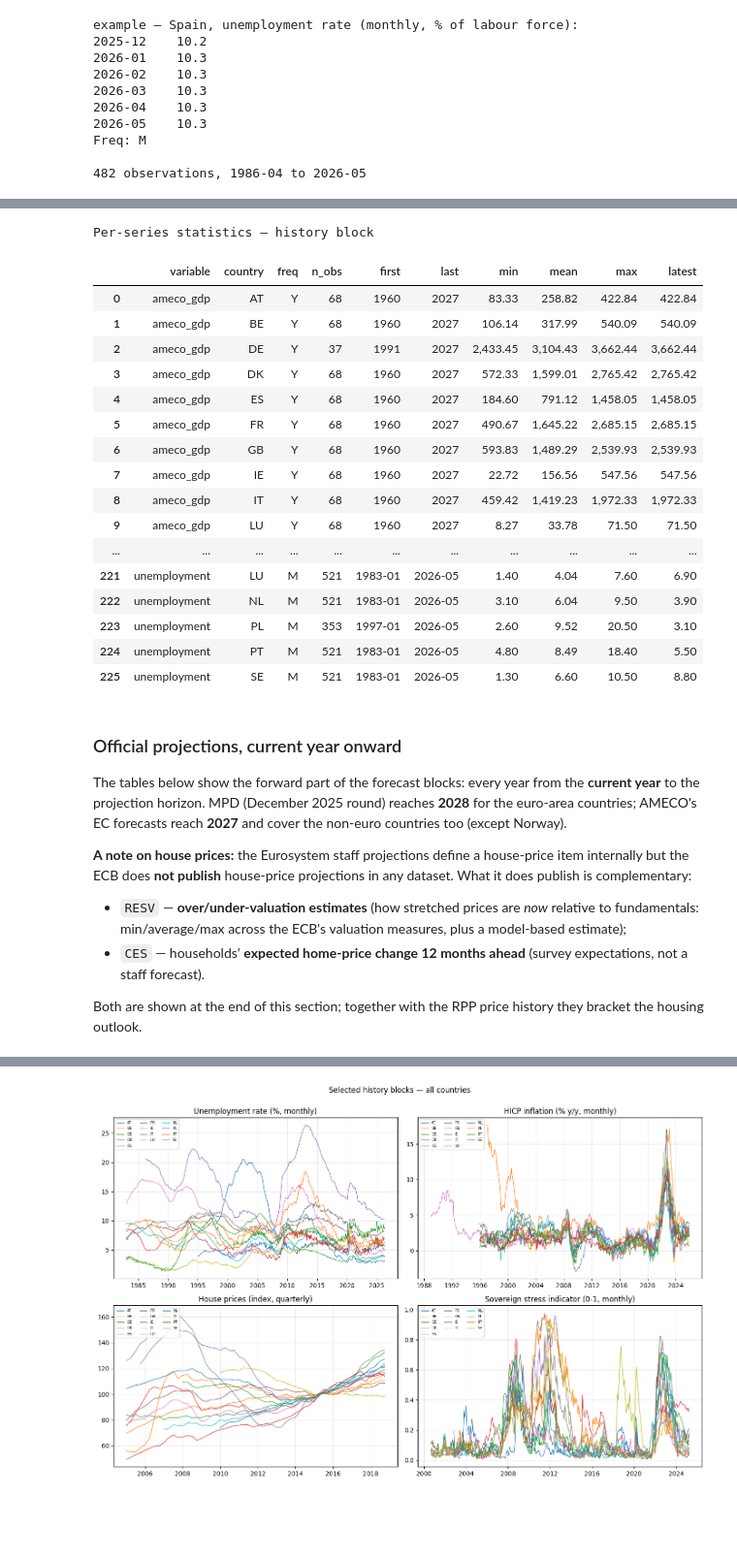
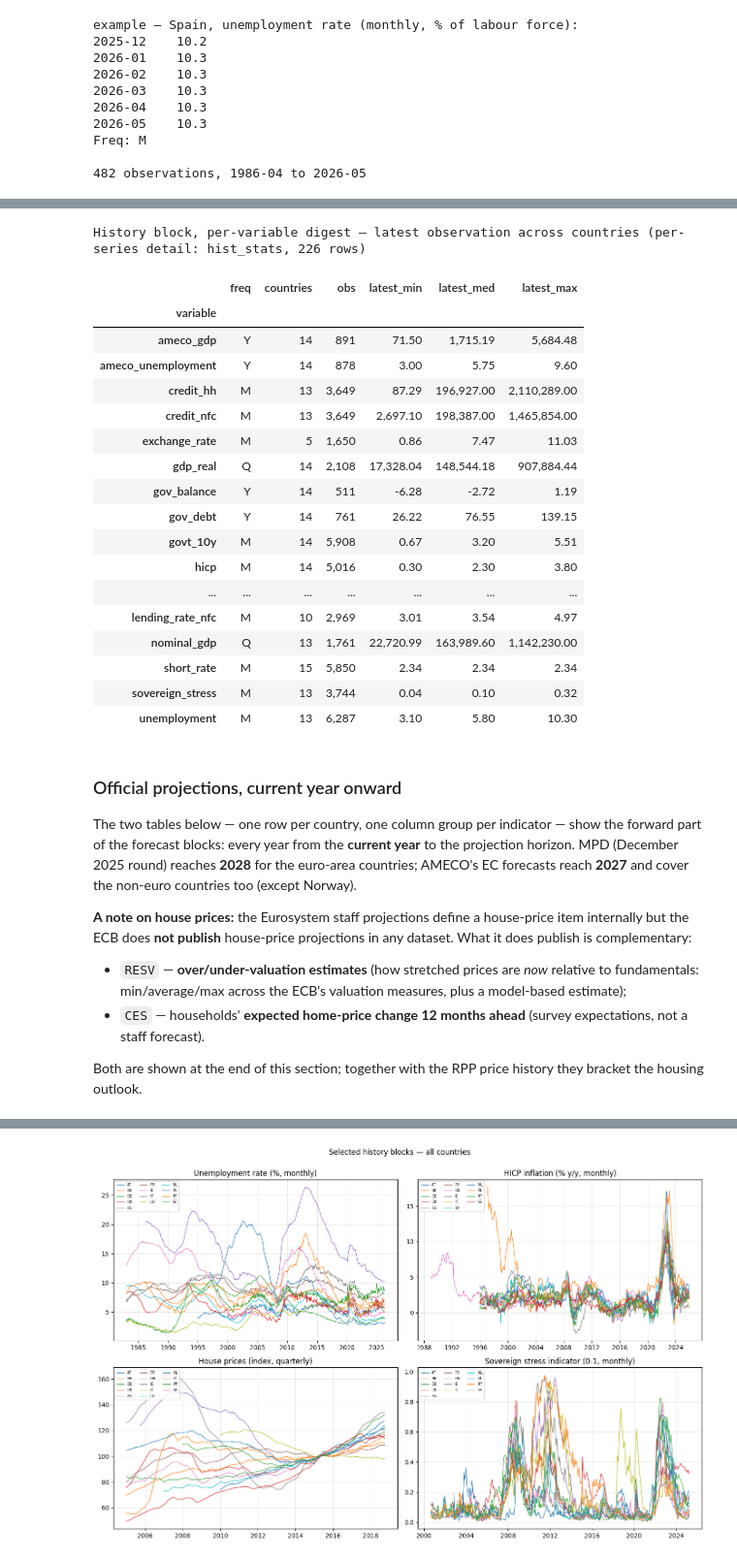
Before and after one commit to at621/snippets, a Jupyter notebook: ecb_data_public.ipynb, the cells around one changed output, grey strips where cells are left out. Shown at 97% size. Drawn from its saved outputs; the diff is of its cells as text; code cells hidden in the pictures; blank space fills up the shorter version.

```diff
--- a/ecb_data_public.ipynb
+++ b/ecb_data_public.ipynb
@@ -995,7 +995,7 @@ for i, (block, var, cc, key) in enumerate(inventory, 1):
         failures.append(key)
     else:
         data[(block, var, cc)] = s
-    if i % 50 == 0 or i == len(inventory):
+    if i % 100 == 0 or i == len(inventory):
         print(f"  {i}/{len(inventory)} fetched ({len(failures)} empty)")
 
 print(f"\ndownloaded {len(data)} series; empty/missing: {len(failures)}")
@@ -1096,35 +1085,42 @@ History coverage: first-last (observations), native frequency
 # %%
-hist_stats = (stats[stats.block == "history"]
-              [["variable", "country", "freq", "n_obs", "first", "last",
-                "min", "mean", "max", "latest"]]
+hist = stats[stats.block == "history"]
+hist_stats = (hist[["variable", "country", "freq", "n_obs", "first", "last",
+                    "min", "mean", "max", "latest"]]
               .sort_values(["variable", "country"]).reset_index(drop=True))
-(show(hist_stats, "Per-series statistics — history block")
- .format({"min": "{:,.2f}", "mean": "{:,.2f}", "max": "{:,.2f}",
-          "latest": "{:,.2f}"})
- .background_gradient(subset=["n_obs"], cmap="Blues"))
+digest = hist.groupby("variable").agg(
+    freq=("freq", "first"), countries=("country", "nunique"),
+    obs=("n_obs", "sum"), latest_min=("latest", "min"),
+    latest_med=("latest", "median"), latest_max=("latest", "max"))
+(show(digest, "History block, per-variable digest — latest observation "
+              f"across countries (per-series detail: hist_stats, "
+              f"{len(hist_stats)} rows)")
+ .format({"obs": "{:,}", "latest_min": "{:,.2f}",
+          "latest_med": "{:,.2f}", "latest_max": "{:,.2f}"}))
 # %% [output]
-Per-series statistics — history block
+History block, per-variable digest — latest observation across countries (per-series detail: hist_stats, 226 rows)
-|  | variable | country | freq | n_obs | first | last | min | mean | max | latest |
-| 0 | ameco_gdp | AT | Y | 68 | 1960 | 2027 | 83.33 | 258.82 | 422.84 | 422.84 |
-| 1 | ameco_gdp | BE | Y | 68 | 1960 | 2027 | 106.14 | 317.99 | 540.09 | 540.09 |
-| 2 | ameco_gdp | DE | Y | 37 | 1991 | 2027 | 2,433.45 | 3,104.43 | 3,662.44 | 3,662.44 |
-| 3 | ameco_gdp | DK | Y | 68 | 1960 | 2027 | 572.33 | 1,599.01 | 2,765.42 | 2,765.42 |
-| 4 | ameco_gdp | ES | Y | 68 | 1960 | 2027 | 184.60 | 791.12 | 1,458.05 | 1,458.05 |
-| 5 | ameco_gdp | FR | Y | 68 | 1960 | 2027 | 490.67 | 1,645.22 | 2,685.15 | 2,685.15 |
-| 6 | ameco_gdp | GB | Y | 68 | 1960 | 2027 | 593.83 | 1,489.29 | 2,539.93 | 2,539.93 |
-| 7 | ameco_gdp | IE | Y | 68 | 1960 | 2027 | 22.72 | 156.56 | 547.56 | 547.56 |
-| 8 | ameco_gdp | IT | Y | 68 | 1960 | 2027 | 459.42 | 1,419.23 | 1,972.33 | 1,972.33 |
-| 9 | ameco_gdp | LU | Y | 68 | 1960 | 2027 | 8.27 | 33.78 | 71.50 | 71.50 |
-| ... | ... | ... | ... | ... | ... | ... | ... | ... | ... | ... |
-| 221 | unemployment | LU | M | 521 | 1983-01 | 2026-05 | 1.40 | 4.04 | 7.60 | 6.90 |
-| 222 | unemployment | NL | M | 521 | 1983-01 | 2026-05 | 3.10 | 6.04 | 9.50 | 3.90 |
-| 223 | unemployment | PL | M | 353 | 1997-01 | 2026-05 | 2.60 | 9.52 | 20.50 | 3.10 |
-| 224 | unemployment | PT | M | 521 | 1983-01 | 2026-05 | 4.80 | 8.49 | 18.40 | 5.50 |
-| 225 | unemployment | SE | M | 521 | 1983-01 | 2026-05 | 1.30 | 6.60 | 10.50 | 8.80 |
+|  | freq | countries | obs | latest_min | latest_med | latest_max |
+| variable |  |  |  |  |  |  |
+| ameco_gdp | Y | 14 | 891 | 71.50 | 1,715.19 | 5,684.48 |
+| ameco_unemployment | Y | 14 | 878 | 3.00 | 5.75 | 9.60 |
+| credit_hh | M | 13 | 3,649 | 87.29 | 196,927.00 | 2,110,289.00 |
+| credit_nfc | M | 13 | 3,649 | 2,697.10 | 198,387.00 | 1,465,854.00 |
+| exchange_rate | M | 5 | 1,650 | 0.86 | 7.47 | 11.03 |
+| gdp_real | Q | 14 | 2,108 | 17,328.04 | 148,544.18 | 907,884.44 |
+| gov_balance | Y | 14 | 511 | -6.28 | -2.72 | 1.19 |
+| gov_debt | Y | 14 | 761 | 26.22 | 76.55 | 139.15 |
+| govt_10y | M | 14 | 5,908 | 0.67 | 3.20 | 5.51 |
+| hicp | M | 14 | 5,016 | 0.30 | 2.30 | 3.80 |
+| ... | ... | ... | ... | ... | ... | ... |
+| lending_rate_nfc | M | 10 | 2,969 | 3.01 | 3.54 | 4.97 |
+| nominal_gdp | Q | 13 | 1,761 | 22,720.99 | 163,989.60 | 1,142,230.00 |
+| short_rate | M | 15 | 5,850 | 2.34 | 2.34 | 2.34 |
+| sovereign_stress | M | 13 | 3,744 | 0.04 | 0.10 | 0.32 |
+| unemployment | M | 13 | 6,287 | 3.10 | 5.80 | 10.30 |
 # %% [markdown]
 ### Official projections, current year onward
 
-The tables below show the forward part of the forecast blocks: every year
+The two tables below — one row per country, one column group per
+indicator — show the forward part of the forecast blocks: every year
 from the **current year** to the projection horizon. MPD (December 2025
 round) reaches **2028** for the euro-area countries; AMECO's EC forecasts
 reach **2027** and cover the non-euro countries too (except Norway).
```
Also changed, not shown: parts of 12 cells of this notebook.
